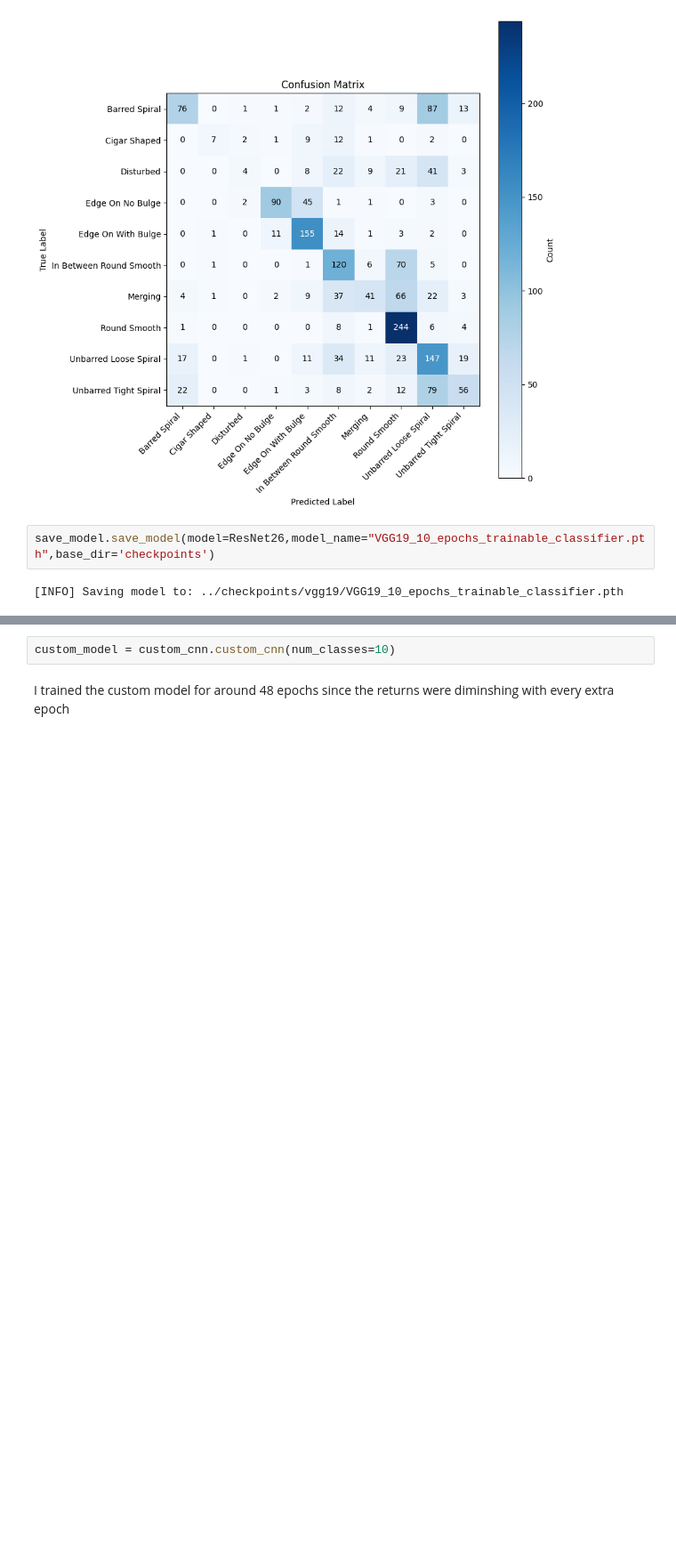
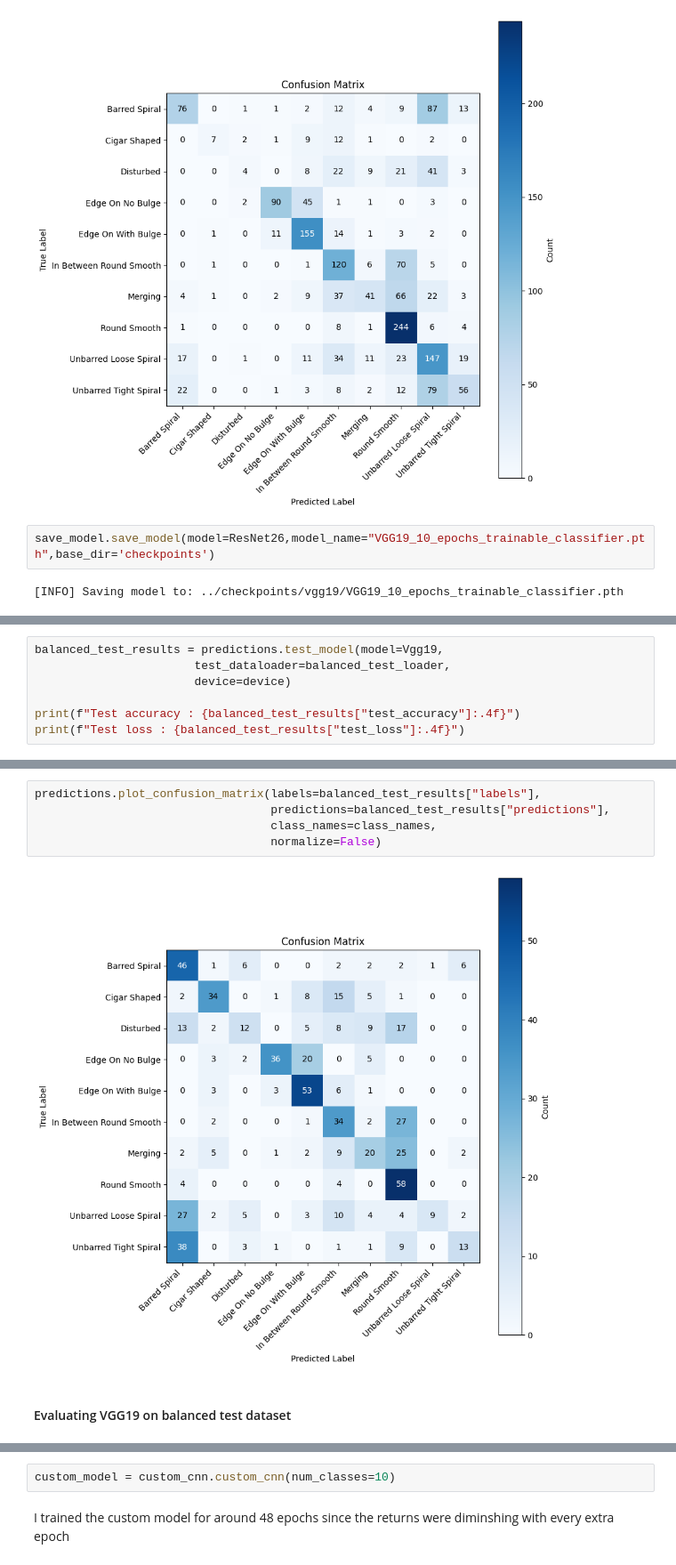
Before and after one commit to CheekyRishi/galaxy_morphology_classification, a Jupyter notebook: notebooks/train_and_evaluate.ipynb, the cells around one changed output, grey strips where cells are left out. Shown at 89% size. Cells and saved outputs as stored; diff of their text form; blank space fills up the shorter version.

```diff
--- a/notebooks/train_and_evaluate.ipynb
+++ b/notebooks/train_and_evaluate.ipynb
@@ -626,0 +681,7 @@ save_model.save_model(model=ResNet26,model_name="VGG19_10_epochs_trainable_class
+# %%
+balanced_test_results = predictions.test_model(model=Vgg19,
+                       test_dataloader=balanced_test_loader,
+                       device=device)
+
+print(f"Test accuracy : {balanced_test_results["test_accuracy"]:.4f}")
+print(f"Test loss : {balanced_test_results["test_loss"]:.4f}")
@@ -626,0 +691,9 @@ save_model.save_model(model=ResNet26,model_name="VGG19_10_epochs_trainable_class
+# %%
+predictions.plot_confusion_matrix(labels=balanced_test_results["labels"],
+                                  predictions=balanced_test_results["predictions"],
+                                  class_names=class_names,
+                                  normalize=False)
+# %% [output]
+[figure, added]
+# %% [markdown]
+#### Evaluating VGG19 on balanced test dataset
```
Also changed, not shown: parts of 13 cells of this notebook.
